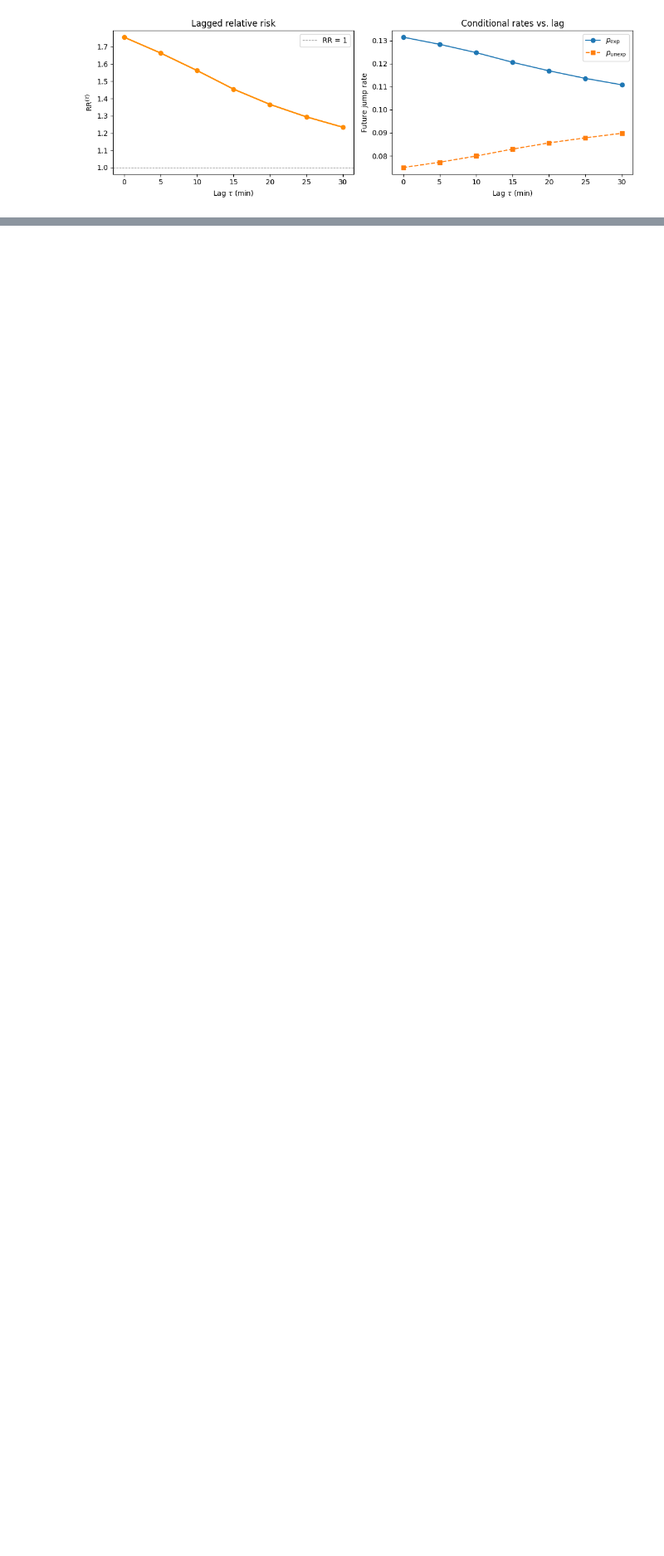
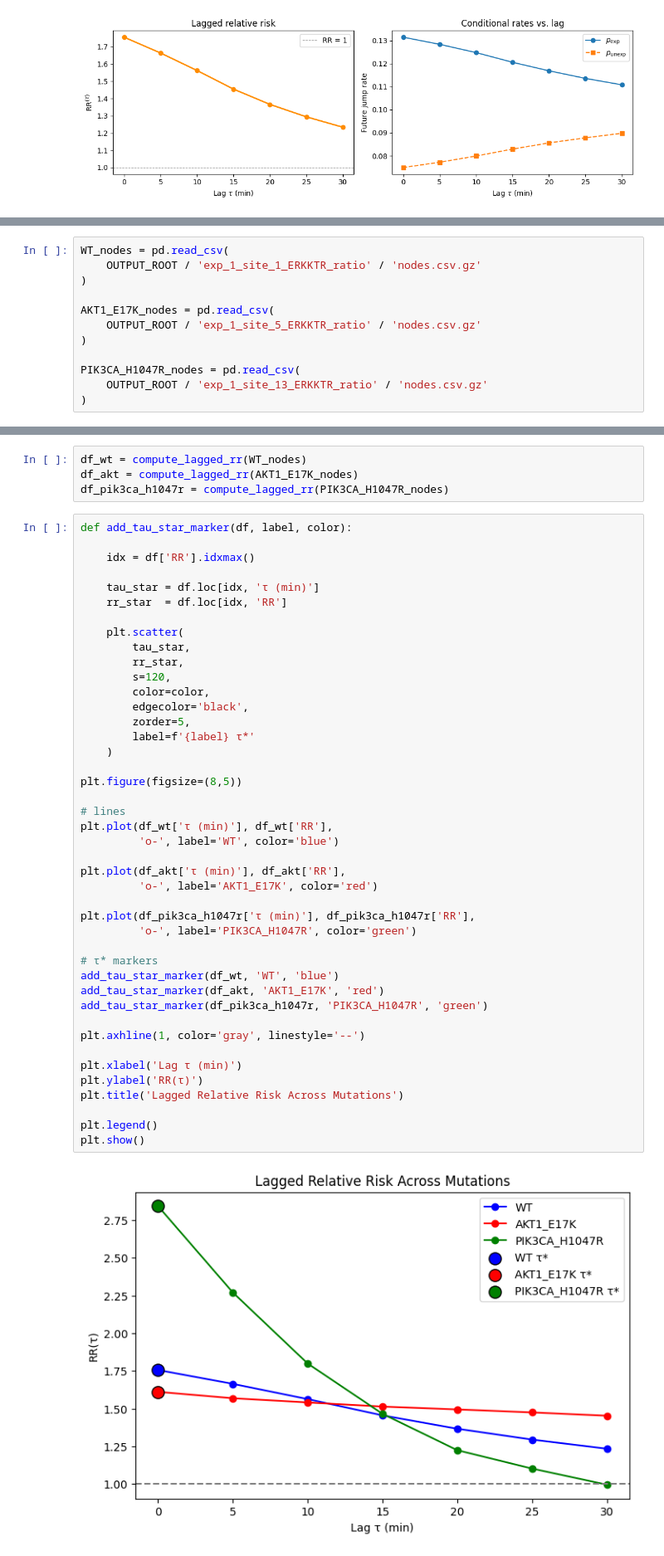
Before and after one commit to joannahuba/Spatiotemporal-Signal-Propagation, a Jupyter notebook: notebooks-part3/Part2_L1_LaggedExposure.ipynb, the cells around one changed output, grey strips where cells are left out. Shown at 83% size. Cells and saved outputs as stored; diff of their text form; blank space fills up the shorter version.

Commit message:
A2 lagged exposure analysis

```diff
--- a/notebooks-part3/Part2_L1_LaggedExposure.ipynb
+++ b/notebooks-part3/Part2_L1_LaggedExposure.ipynb
@@ -184,0 +225,12 @@ and repeat the lagged analysis. Does the peak lag $\tau^*$ differ between WT and
+# %%
+WT_nodes = pd.read_csv(
+    OUTPUT_ROOT / 'exp_1_site_1_ERKKTR_ratio' / 'nodes.csv.gz'
+)
+
+AKT1_E17K_nodes = pd.read_csv(
+    OUTPUT_ROOT / 'exp_1_site_5_ERKKTR_ratio' / 'nodes.csv.gz'
+)
+
+PIK3CA_H1047R_nodes = pd.read_csv(
+    OUTPUT_ROOT / 'exp_1_site_13_ERKKTR_ratio' / 'nodes.csv.gz'
+)
@@ -184,0 +280,49 @@ and repeat the lagged analysis. Does the peak lag $\tau^*$ differ between WT and
+# %%
+df_wt = compute_lagged_rr(WT_nodes)
+df_akt = compute_lagged_rr(AKT1_E17K_nodes)
+df_pik3ca_h1047r = compute_lagged_rr(PIK3CA_H1047R_nodes)
+# %%
+def add_tau_star_marker(df, label, color):
+
+    idx = df['RR'].idxmax()
+
+    tau_star = df.loc[idx, 'τ (min)']
+    rr_star  = df.loc[idx, 'RR']
+
+    plt.scatter(
+        tau_star,
+        rr_star,
+        s=120,
+        color=color,
+        edgecolor='black',
+        zorder=5,
+        label=f'{label} τ*'
+    )
+
+plt.figure(figsize=(8,5))
+
+# lines
+plt.plot(df_wt['τ (min)'], df_wt['RR'],
+         'o-', label='WT', color='blue')
+
+plt.plot(df_akt['τ (min)'], df_akt['RR'],
+         'o-', label='AKT1_E17K', color='red')
+
+plt.plot(df_pik3ca_h1047r['τ (min)'], df_pik3ca_h1047r['RR'],
+         'o-', label='PIK3CA_H1047R', color='green')
+
+# τ* markers
+add_tau_star_marker(df_wt, 'WT', 'blue')
+add_tau_star_marker(df_akt, 'AKT1_E17K', 'red')
+add_tau_star_marker(df_pik3ca_h1047r, 'PIK3CA_H1047R', 'green')
+
+plt.axhline(1, color='gray', linestyle='--')
+
+plt.xlabel('Lag τ (min)')
+plt.ylabel('RR(τ)')
+plt.title('Lagged Relative Risk Across Mutations')
+
+plt.legend()
+plt.show()
+# %% [output]
+[figure, added]
```
Also changed, not shown: parts of 9 cells of this notebook.
